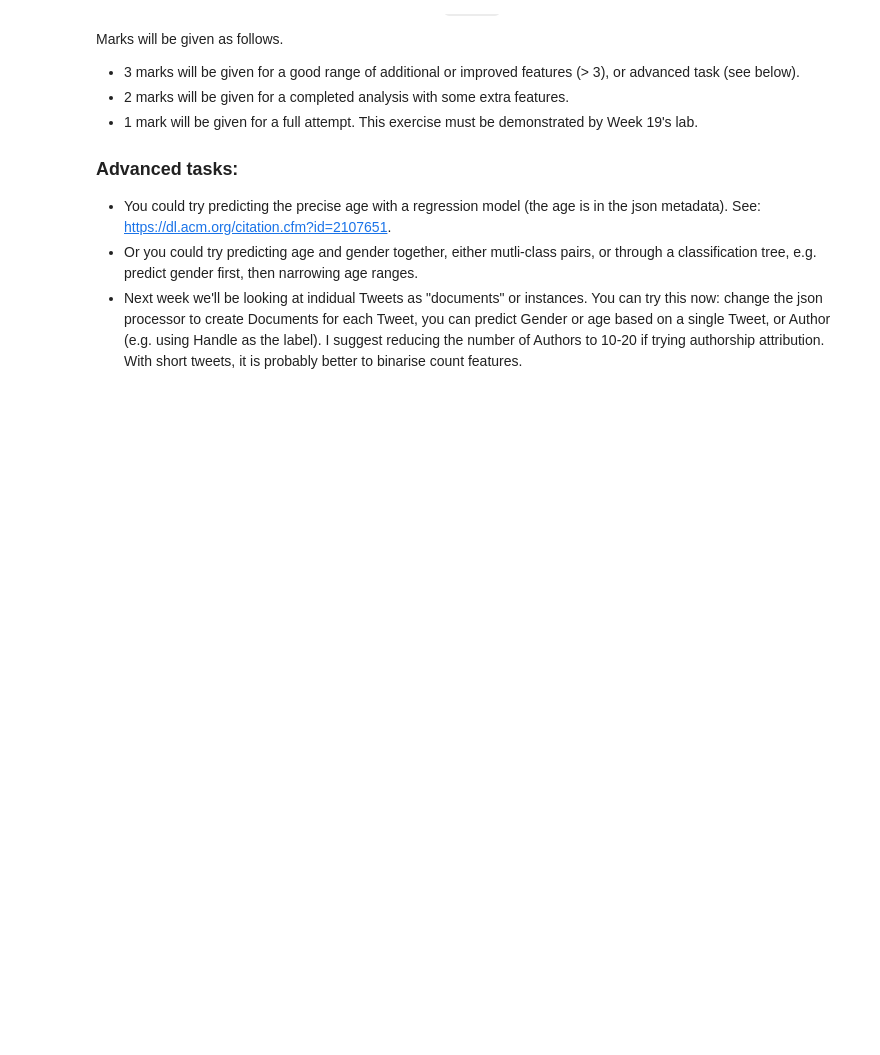
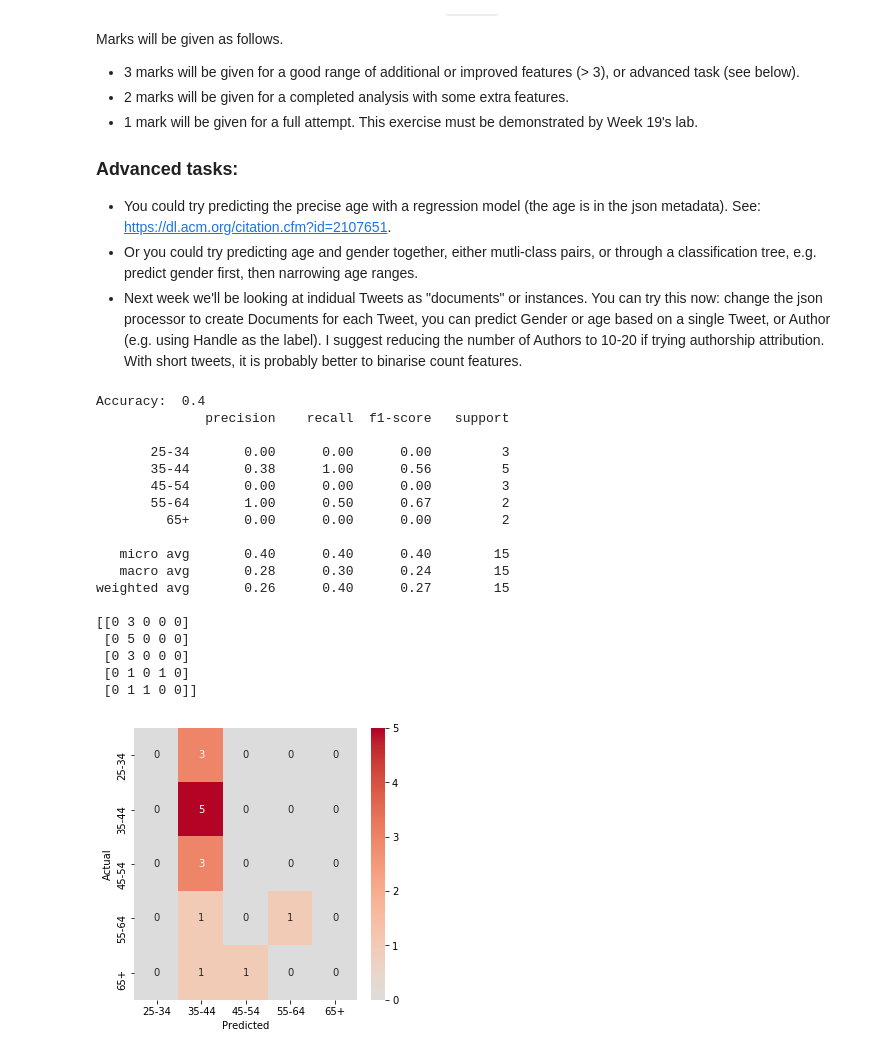
Before and after one commit to JayanMistry/AppliedDataMining, a Jupyter notebook: scc-413/week18-classification2/Classification2.ipynb, the cells around one changed output. Drawn from its saved outputs; the diff is of its cells as text; code cells hidden in the pictures; blank space fills up the shorter version.

```diff
--- a/scc-413/week18-classification2/Classification2.ipynb
+++ b/scc-413/week18-classification2/Classification2.ipynb
@@ -130,9 +130,8 @@ def import_celebs_json(folder):
 # %% [markdown]
 Build the corpus by processing the folder of gb celebs. This will take a little while due to the pos-tagging, but it should only need doing once (unless you change the Document class).
 # %%
-'''
+
 corpus = []
-corpus.extend(import_celebs_json("celebs-gb-json"))
-corpus.extend(import_celebs_json("celebs-other-json"))
-'''
+#corpus.extend(import_celebs_json("celebs-gb-json"))
+#corpus.extend(import_celebs_json("celebs-other-json"))
 # %% [output]
@@ -147,11 +152,11 @@ import copy
 
 tt = copy.deepcopy(corpus)
 
-with open('CelebFile', 'wb') as fp:
+with open('CelebFile-other', 'wb') as fp:
     pickle.dump(corpus, fp)
 '''
 
-with open ('CelebFile', 'rb') as fp:
+with open('CombinedCelebFile', 'rb') as fp:
     corpus = pickle.load(fp)
 # %%
 y = [d.meta['gender'] for d in corpus]
@@ -378,3 +505,68 @@ This exercise must be demonstrated by Week 19's lab.
 - You could try predicting the precise age with a regression model (the age is in the json metadata). See: https://dl.acm.org/citation.cfm?id=2107651.
 - Or you could try predicting age and gender together, either mutli-class pairs, or through a classification tree, e.g. predict gender first, then narrowing age ranges.
 - Next week we'll be looking at indidual Tweets as "documents" or instances. You can try this now: change the json processor to create Documents for each Tweet, you can predict Gender or age based on a single Tweet, or Author (e.g. using Handle as the label). I suggest reducing the number of Authors to 10-20 if trying authorship attribution. With short tweets, it is probably better to binarise count features.
+# %%
+model = Pipeline([
+    ('union', FeatureUnion(
+        transformer_list = [
+            ('pos', Pipeline([
+                ('processor', DocumentProcessor(process_method = get_pos_fql)),
+                ('vectorizer', DictVectorizer()),
+            ])),
+            ('word', Pipeline([
+                ('processor', DocumentProcessor(process_method = None)), # to be set by grid search.
+                ('vectorizer', DictVectorizer()),
+            ])),
+            ('stats', Pipeline([
+                ('processor', DocumentProcessor(process_method = get_text_stats)),
+                ('vectorizer', DictVectorizer()),
+            ])),
+        ],
+    )),
+    ('selector', SelectKBest(score_func = chi2)),
+    ('clf', None), # to be set by grid search.
+])
+
+param_grid={
+ 'clf': [MultinomialNB(alpha=1.0, class_prior=None, fit_prior=True)],
+ 'selector__k': ['all'],
+ 'union__word__processor__process_method': [get_tokens_fql],
+           }
+
+
+search = GridSearchCV(model, cv = StratifiedKFold(n_splits=5, random_state=0),
+                      return_train_score = False,
+                      scoring = ['accuracy', 'precision_weighted', 'recall_weighted', 'f1_weighted'],
+                      refit = 'f1_weighted',
+                      param_grid = param_grid
+                     )
+
+search.fit(age_X_train, age_y_train)
+
+predictions = search.predict(age_X_test)
+
+print("Accuracy: ", accuracy_score(age_y_test, predictions))
+print(classification_report(age_y_test, predictions))
+print(confusion_matrix(age_y_test, predictions))
+
+confusion_matrix_heatmap(confusion_matrix(age_y_test,predictions), search.classes_)
+# %% [output]
+Accuracy:  0.4
+              precision    recall  f1-score   support
+
+       25-34       0.00      0.00      0.00         3
+       35-44       0.38      1.00      0.56         5
+       45-54       0.00      0.00      0.00         3
+       55-64       1.00      0.50      0.67         2
+         65+       0.00      0.00      0.00         2
+
+   micro avg       0.40      0.40      0.40        15
+   macro avg       0.28      0.30      0.24        15
+weighted avg       0.26      0.40      0.27        15
+
+[[0 3 0 0 0]
+ [0 5 0 0 0]
+ [0 3 0 0 0]
+ [0 1 0 1 0]
+ [0 1 1 0 0]]
+[figure, added]
```
Also changed, not shown: parts of 11 cells of this notebook, 25 other files.
